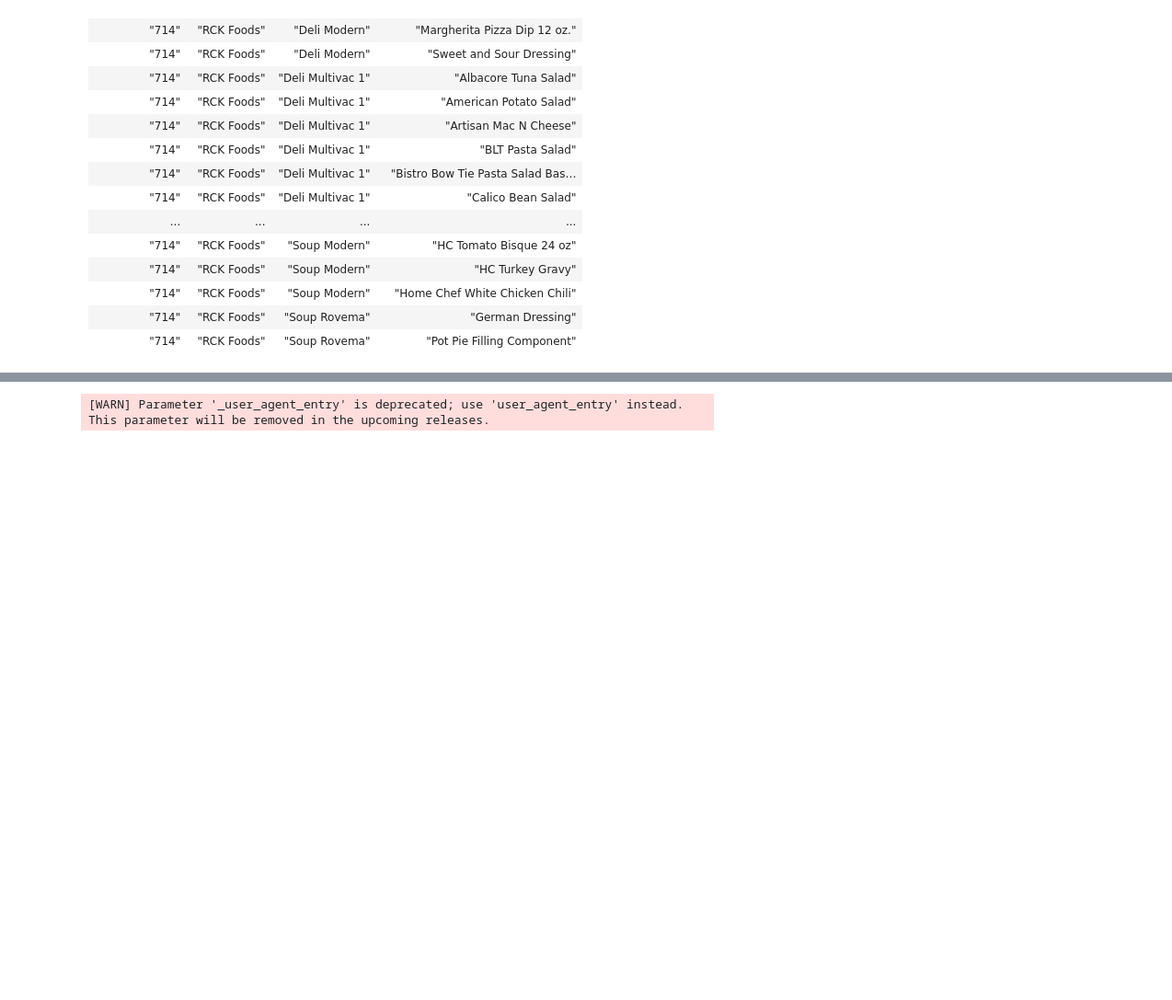
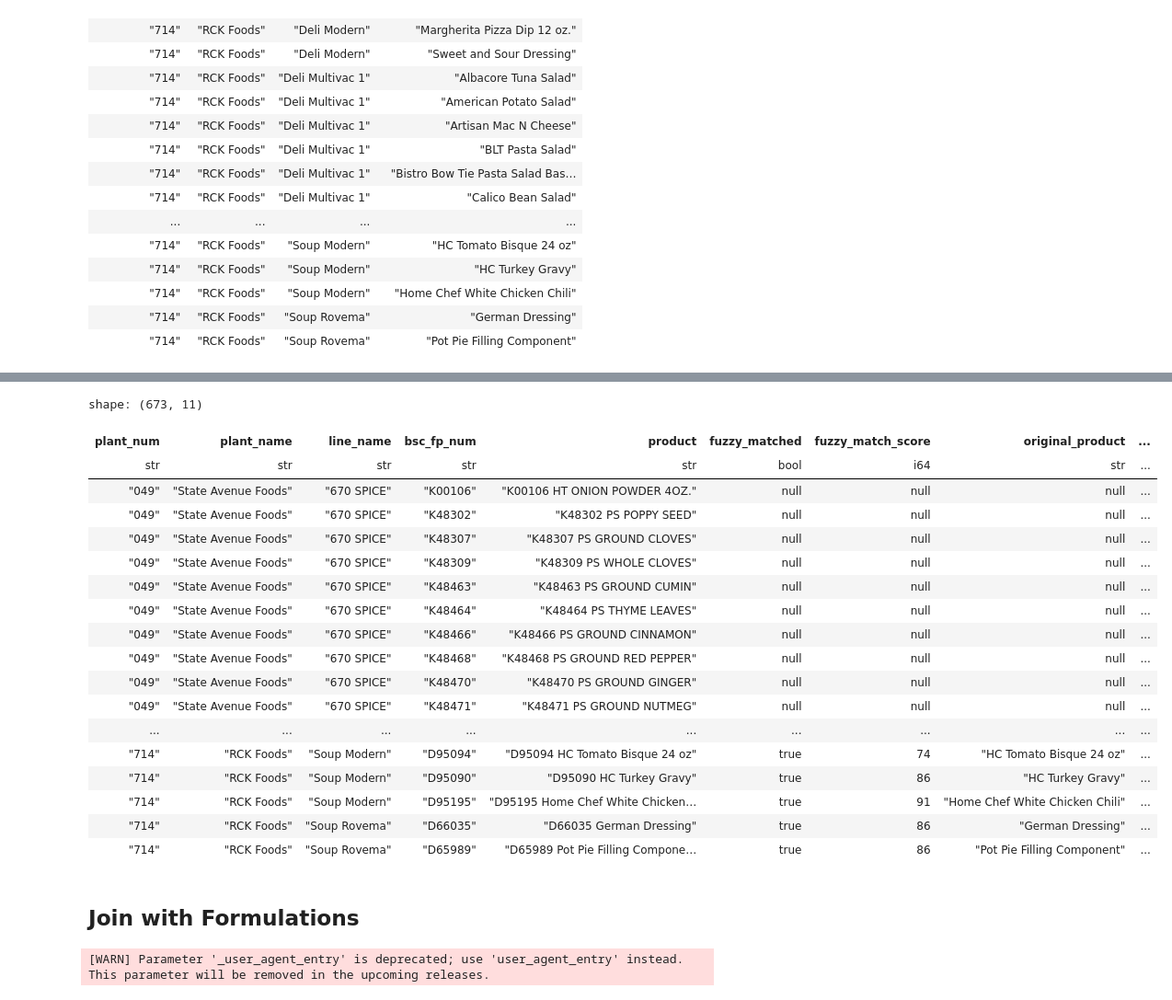
Before and after one commit to 8451LLC/labs-mfg-capabilities, a Jupyter notebook: nbs/prepare_data/join_with_formulations.ipynb, the cells around one changed output, grey strips where cells are left out. Shown at 92% size. Cells and saved outputs as stored; diff of their text form; code cells hidden in the pictures; blank space fills up the shorter version.

```diff
--- a/nbs/prepare_data/join_with_formulations.ipynb
+++ b/nbs/prepare_data/join_with_formulations.ipynb
@@ -171,0 +283,13 @@ shape: (127, 5)
+# %%
+matches_llm_eval = (
+    pl.DataFrame(response.matches)
+    .select(
+        pl.col("line_name").alias("Line Name"),
+        pl.col("product").alias("Product"),
+        pl.col("best_fuzzy_match").alias("Best Fuzzy Match"),
+        pl.col("likert_confidence").alias("Likert Score"),
+        pl.col("reasoning").alias("Reasoning"),
+    )
+)
+
+display(matches_llm_eval)
@@ -172,3 +316,67 @@ shape: (127, 5)
+# %%
+updated_product_col = (
+    pl.when(pl.col("Fuzzy Matched"))
+    .then(pl.col("Updated Product"))
+    .otherwise(pl.col("Product"))
+)
+
+original_product_col = (
+    pl.when(pl.col("Fuzzy Matched"))
+    .then(pl.col("Product"))
+    .alias("Original Product")
+)
+
+products_final = (
+    products_cleaned
+    .join(
+        rck_products_joined,
+        on=["Plant Number", "Plant Name", "Line Name", "Product"],
+        how="left"
+    )
+    .join(
+        matches_llm_eval,
+        on=["Line Name", "Product", "Best Fuzzy Match"],
+        how="left"
+    )
+    .with_columns(updated_product_col.alias("product"))
+    .select(
+        pl.col("Plant Number").alias("plant_num"),
+        pl.col("Plant Name").alias("plant_name"),
+        pl.col("Line Name").alias("line_name"),
+        pl.col("product").str.extract(r"^[A-Za-z0-9]+", 0).alias("bsc_fp_num"),
+        pl.col("product"),
+        pl.col("Fuzzy Matched").alias("fuzzy_matched"),
+        pl.col("Fuzzy Match Score").alias("fuzzy_match_score"),
+        original_product_col.alias("original_product"),
+        pl.col("Best Fuzzy Match").alias("best_fuzzy_match"),
+        pl.col("Likert Score").alias("llm_confidence"),
+        pl.col("Reasoning").alias("llm_reasoning")
+    )
+)
+
+display(products_final)
+# %% [output]
+shape: (673, 11)
+| plant_num | plant_name | line_name | bsc_fp_num | product | fuzzy_matched | fuzzy_match_score | original_product | ... |
+| str | str | str | str | str | bool | i64 | str | ... |
+| "049" | "State Avenue Foods" | "670 SPICE" | "K00106" | "K00106 HT ONION POWDER 4OZ." | null | null | null | ... |
+| "049" | "State Avenue Foods" | "670 SPICE" | "K48302" | "K48302 PS POPPY SEED" | null | null | null | ... |
+| "049" | "State Avenue Foods" | "670 SPICE" | "K48307" | "K48307 PS GROUND CLOVES" | null | null | null | ... |
+| "049" | "State Avenue Foods" | "670 SPICE" | "K48309" | "K48309 PS WHOLE CLOVES" | null | null | null | ... |
+| "049" | "State Avenue Foods" | "670 SPICE" | "K48463" | "K48463 PS GROUND CUMIN" | null | null | null | ... |
+| "049" | "State Avenue Foods" | "670 SPICE" | "K48464" | "K48464 PS THYME LEAVES" | null | null | null | ... |
+| "049" | "State Avenue Foods" | "670 SPICE" | "K48466" | "K48466 PS GROUND CINNAMON" | null | null | null | ... |
+| "049" | "State Avenue Foods" | "670 SPICE" | "K48468" | "K48468 PS GROUND RED PEPPER" | null | null | null | ... |
+| "049" | "State Avenue Foods" | "670 SPICE" | "K48470" | "K48470 PS GROUND GINGER" | null | null | null | ... |
+| "049" | "State Avenue Foods" | "670 SPICE" | "K48471" | "K48471 PS GROUND NUTMEG" | null | null | null | ... |
+| ... | ... | ... | ... | ... | ... | ... | ... | ... |
+| "714" | "RCK Foods" | "Soup Modern" | "D95094" | "D95094 HC Tomato Bisque 24 oz" | true | 74 | "HC Tomato Bisque 24 oz" | ... |
+| "714" | "RCK Foods" | "Soup Modern" | "D95090" | "D95090 HC Turkey Gravy" | true | 86 | "HC Turkey Gravy" | ... |
+| "714" | "RCK Foods" | "Soup Modern" | "D95195" | "D95195 Home Chef White Chicken… | true | 91 | "Home Chef White Chicken Chili" | ... |
+| "714" | "RCK Foods" | "Soup Rovema" | "D66035" | "D66035 German Dressing" | true | 86 | "German Dressing" | ... |
+| "714" | "RCK Foods" | "Soup Rovema" | "D65989" | "D65989 Pot Pie Filling Compone… | true | 86 | "Pot Pie Filling Component" | ... |
+# %% [markdown]
+## Join with Formulations
 # %%
 
 query = "SELECT * FROM plm_spec_cross_references_silver"
```
Also changed, not shown: parts of 7 cells of this notebook, 1 other file.
